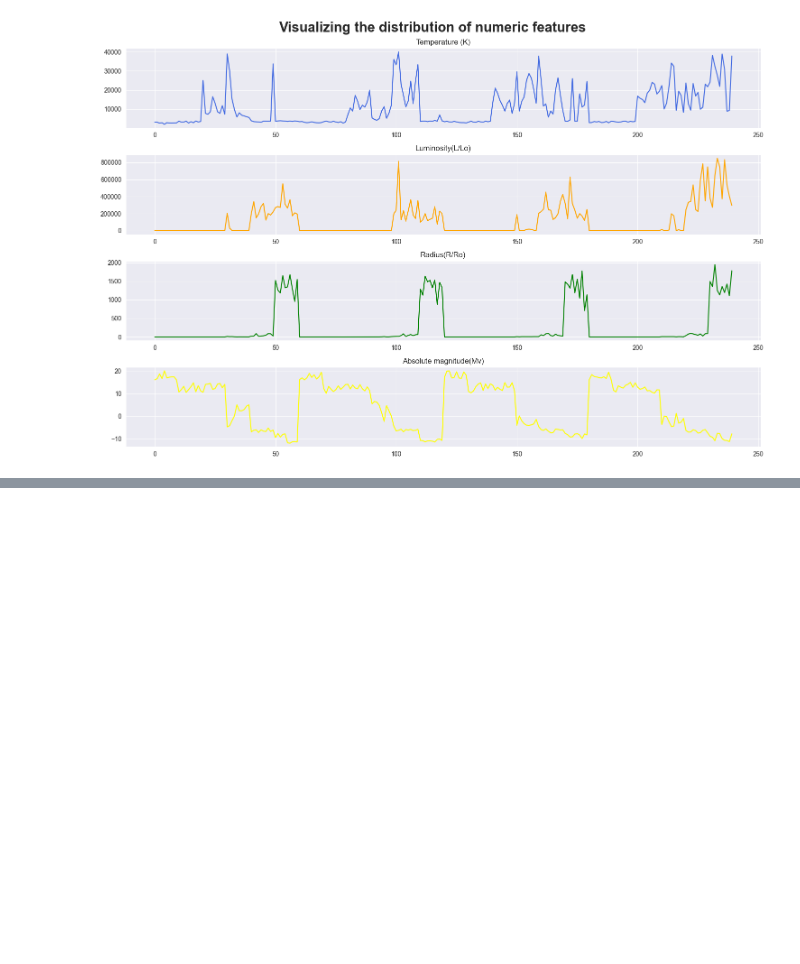
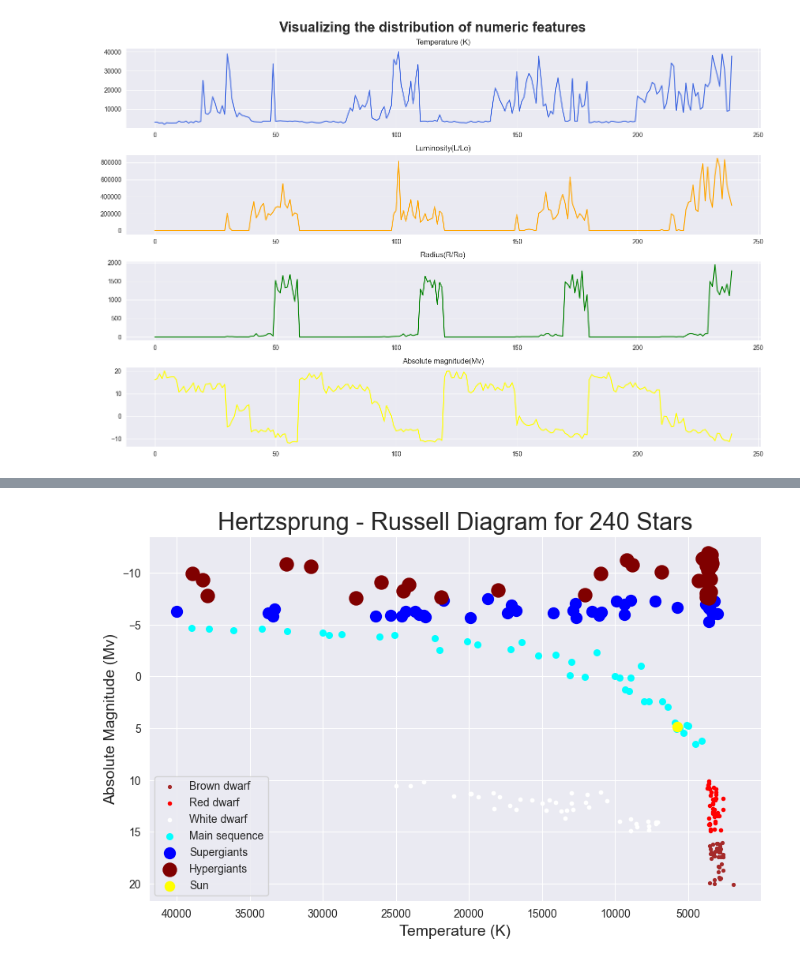
Before and after one commit to Jatin804/About-Stars, a Jupyter notebook: Astronomical_data_analytics.ipynb, the cells around one changed output, grey strips where cells are left out. Cells and saved outputs as stored; diff of their text form; code cells hidden in the pictures; blank space fills up the shorter version.

```diff
--- a/Astronomical_data_analytics.ipynb
+++ b/Astronomical_data_analytics.ipynb
@@ -172,0 +199,14 @@ plt.show()
+# %%
+star_type = star_df['Star type'].values     # will be used for the color of the points
+temp = star_df['Temperature (K)'].values        # will give the x-axis values as a list
+abs_mag = star_df['Absolute magnitude(Mv)'].values
+
+# Python dictionary --> Made of key value pairs
+star_types = {
+    0: {'label': 'Brown dwarf', 'color': 'brown', 'size': 30, 'marker': '.'},
+    1: {'label': 'Red dwarf', 'color': 'red', 'size': 35, 'marker': '.'},
+    2: {'label': 'White dwarf', 'color': 'white', 'size': 40, 'marker': '.'},
+    3: {'label': 'Main sequence', 'color': 'cyan', 'size': 30, 'marker': 'o'},
+    4: {'label': 'Supergiants', 'color': 'blue', 'size': 100, 'marker': 'o'},
+    5: {'label': 'Hypergiants', 'color': 'maroon', 'size': 150, 'marker': 'o'},
+}
@@ -172,0 +219,49 @@ plt.show()
+# %%
+# Plotting a HR diagram for Temp vs Abs mag
+
+axes = []
+labels = set()
+
+plt.figure(figsize=(10, 6))
+
+for i in range(len(star_type)):
+    properties = star_types[star_type[i]]  # to get the properties of the star type
+
+    if properties['label'] not in labels:
+        ax = plt.scatter(temp[i], abs_mag[i],
+                    s=properties['size'],
+                    c=properties['color'],
+                    marker=properties['marker'],
+                    label=properties['label'])
+
+        axes.append(ax) # to append the axes to the list
+        labels.add(properties['label']) # to add the label to the set (unique values)
+
+    else:
+        plt.scatter(temp[i], abs_mag[i],
+                    s=properties['size'],
+                    c=properties['color'],
+                    marker=properties['marker'],
+                    label=properties['label'])
+
+# Adding Data for the Sun
+ax_sun = plt.scatter(5778, 4.83, s=75, c='yellow', marker='o', label='Sun')
+axes.append(ax_sun)
+labels.add("Sun")
+
+# Adding title
+plt.title(f"Hertzsprung - Russell Diagram for {len(star_type)} Stars", fontsize=22)
+
+# Adding labels
+plt.ylabel("Absolute Magnitude (Mv)", fontsize=14)
+plt.xlabel("Temperature (K)", fontsize=14)
+
+plt.legend(handles=axes)
+
+plt.gca().invert_xaxis()  # to invert the x-axis
+plt.gca().invert_yaxis()  # to invert the y-axis
+
+plt.savefig(base_dir + 'Hertzsprung_Russell_Diagram.png')
+plt.show()
+# %% [output]
+[figure, added]
```
Also changed, not shown: parts of 12 cells of this notebook, 4 other files.
